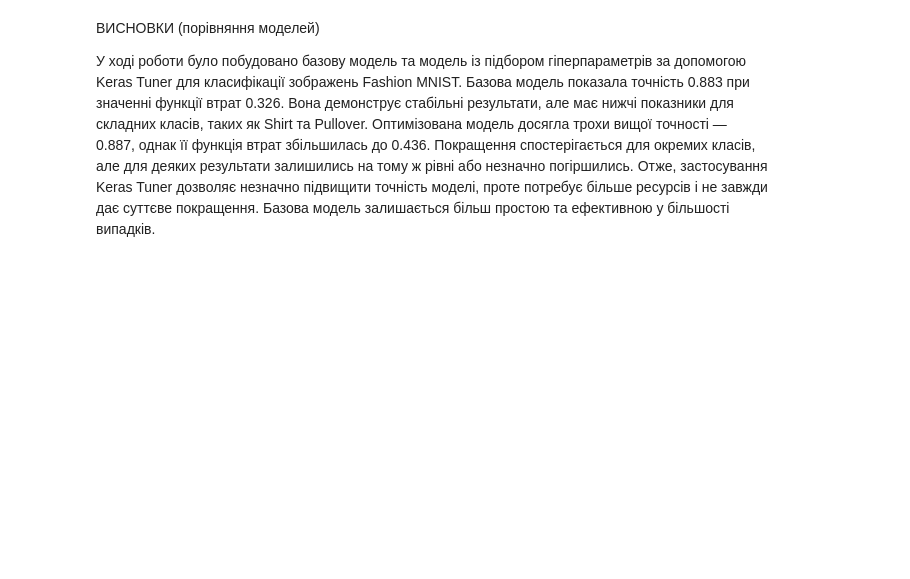
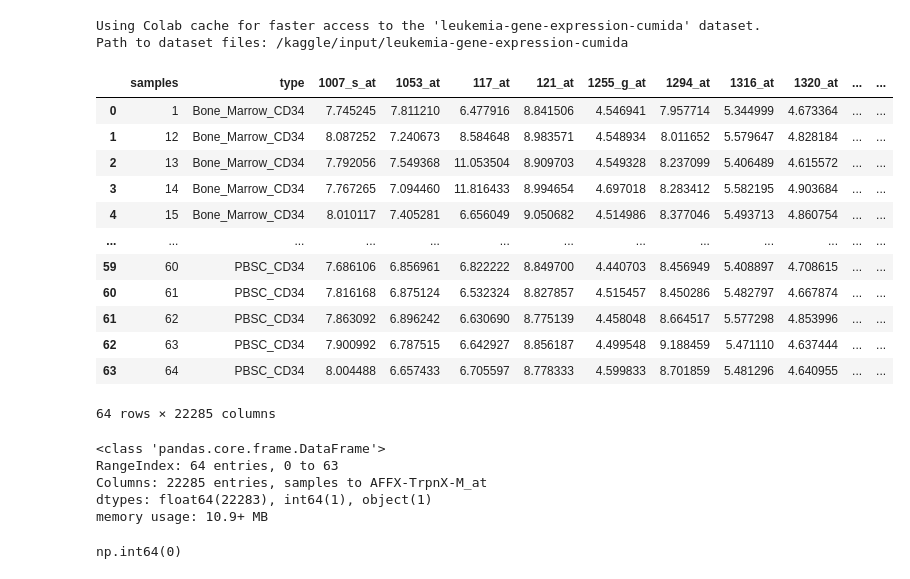
Before and after one commit to thunerous/MH, a Jupyter notebook: ЛР_9_МН_Сiдорцев.ipynb, the cells around one changed output. Drawn from its saved outputs; the diff is of its cells as text; code cells hidden in the pictures; blank space fills up the shorter version.

```diff
--- a/ЛР_9_МН_Сiдорцев.ipynb
+++ b/ЛР_9_МН_Сiдорцев.ipynb
@@ -357,7 +2,0 @@ Test loss: 0.43577465415000916
-# %% [markdown]
-ВИСНОВКИ (порівняння моделей)
-
-У ході роботи було побудовано базову модель та модель із підбором гіперпараметрів за допомогою Keras Tuner для класифікації зображень Fashion MNIST.
-Базова модель показала точність 0.883 при значенні функції втрат 0.326. Вона демонструє стабільні результати, але має нижчі показники для складних класів, таких як Shirt та Pullover.
-Оптимізована модель досягла трохи вищої точності — 0.887, однак її функція втрат збільшилась до 0.436. Покращення спостерігається для окремих класів, але для деяких результати залишились на тому ж рівні або незначно погіршились.
-Отже, застосування Keras Tuner дозволяє незначно підвищити точність моделі, проте потребує більше ресурсів і не завжди дає суттєве покращення. Базова модель залишається більш простою та ефективною у більшості випадків.
@@ -363,0 +24,36 @@ Test loss: 0.43577465415000916
+# %%
+path = kagglehub.dataset_download("brunogrisci/leukemia-gene-expression-cumida")
+
+print("Path to dataset files:", path)
+# %% [output]
+Using Colab cache for faster access to the 'leukemia-gene-expression-cumida' dataset.
+Path to dataset files: /kaggle/input/leukemia-gene-expression-cumida
+# %%
+df = pd.read_csv(os.path.join(path, "Leukemia_GSE9476.csv"))
+df
+# %% [output]
+|  | samples | type | 1007_s_at | 1053_at | 117_at | 121_at | 1255_g_at | 1294_at | 1316_at | 1320_at | ... | ... |
+| 0 | 1 | Bone_Marrow_CD34 | 7.745245 | 7.811210 | 6.477916 | 8.841506 | 4.546941 | 7.957714 | 5.344999 | 4.673364 | ... | ... |
+| 1 | 12 | Bone_Marrow_CD34 | 8.087252 | 7.240673 | 8.584648 | 8.983571 | 4.548934 | 8.011652 | 5.579647 | 4.828184 | ... | ... |
+| 2 | 13 | Bone_Marrow_CD34 | 7.792056 | 7.549368 | 11.053504 | 8.909703 | 4.549328 | 8.237099 | 5.406489 | 4.615572 | ... | ... |
+| 3 | 14 | Bone_Marrow_CD34 | 7.767265 | 7.094460 | 11.816433 | 8.994654 | 4.697018 | 8.283412 | 5.582195 | 4.903684 | ... | ... |
+| 4 | 15 | Bone_Marrow_CD34 | 8.010117 | 7.405281 | 6.656049 | 9.050682 | 4.514986 | 8.377046 | 5.493713 | 4.860754 | ... | ... |
+| ... | ... | ... | ... | ... | ... | ... | ... | ... | ... | ... | ... | ... |
+| 59 | 60 | PBSC_CD34 | 7.686106 | 6.856961 | 6.822222 | 8.849700 | 4.440703 | 8.456949 | 5.408897 | 4.708615 | ... | ... |
+| 60 | 61 | PBSC_CD34 | 7.816168 | 6.875124 | 6.532324 | 8.827857 | 4.515457 | 8.450286 | 5.482797 | 4.667874 | ... | ... |
+| 61 | 62 | PBSC_CD34 | 7.863092 | 6.896242 | 6.630690 | 8.775139 | 4.458048 | 8.664517 | 5.577298 | 4.853996 | ... | ... |
+| 62 | 63 | PBSC_CD34 | 7.900992 | 6.787515 | 6.642927 | 8.856187 | 4.499548 | 9.188459 | 5.471110 | 4.637444 | ... | ... |
+| 63 | 64 | PBSC_CD34 | 8.004488 | 6.657433 | 6.705597 | 8.778333 | 4.599833 | 8.701859 | 5.481296 | 4.640955 | ... | ... |
+64 rows × 22285 columns
+# %%
+df.info()
+# %% [output]
+<class 'pandas.core.frame.DataFrame'>
+RangeIndex: 64 entries, 0 to 63
+Columns: 22285 entries, samples to AFFX-TrpnX-M_at
+dtypes: float64(22283), int64(1), object(1)
+memory usage: 10.9+ MB
+# %%
+df.duplicated().sum()
+# %% [output]
+np.int64(0)
```
Also changed, not shown: parts of 36 cells of this notebook.
